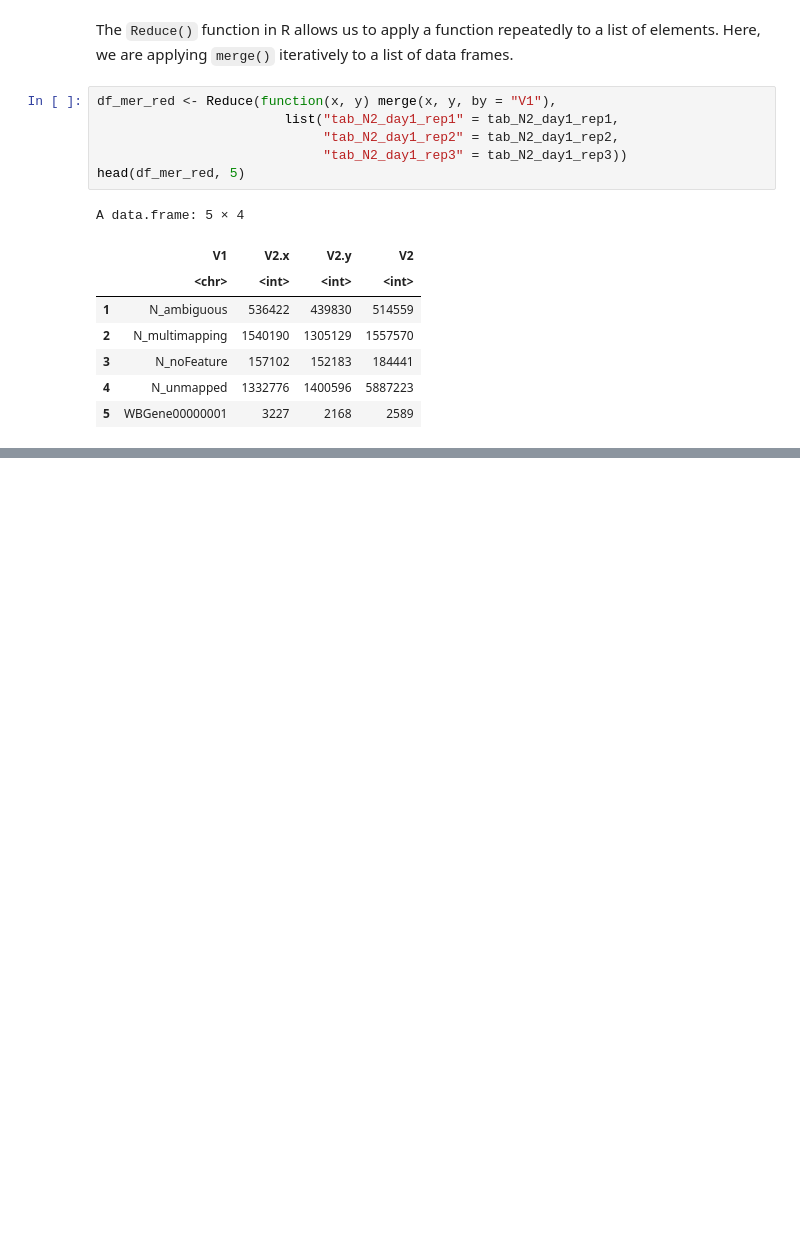
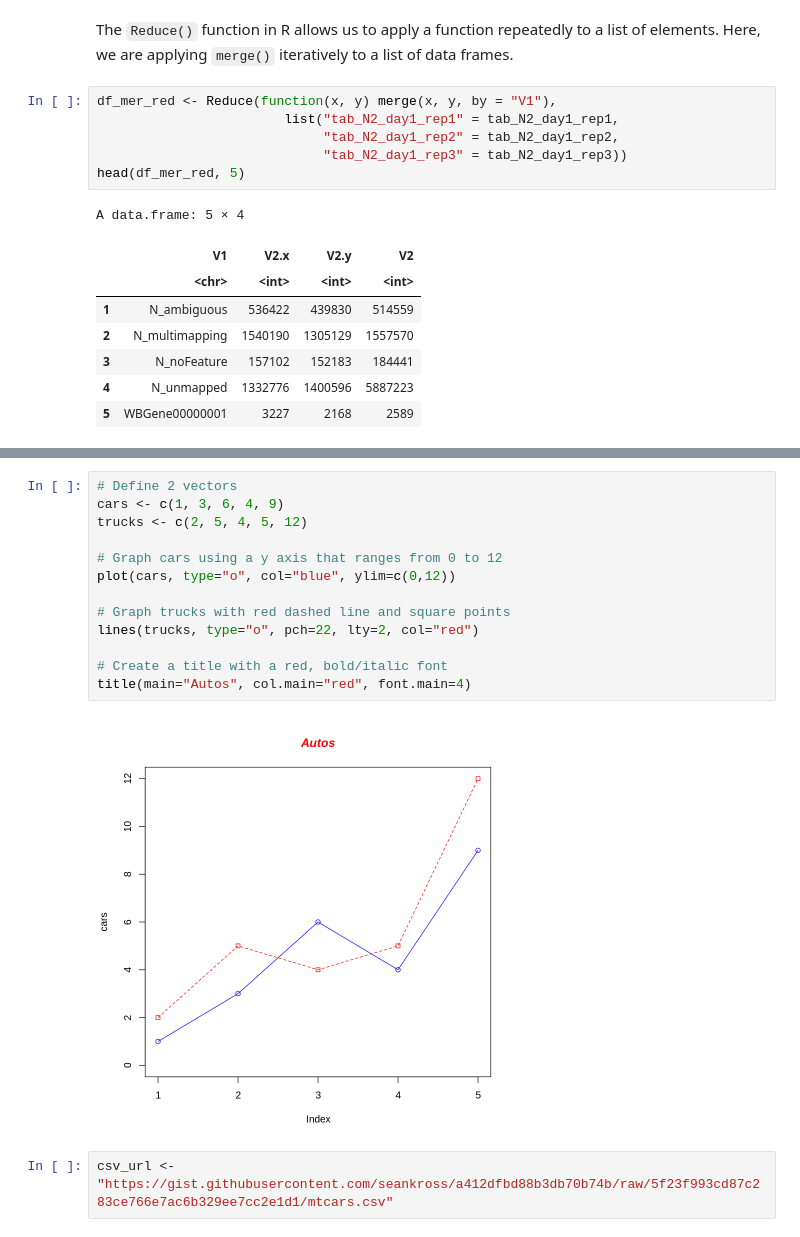
Before and after one commit to Bix4UMD/BIOI611_lab, a Jupyter notebook: docs/BIOI611_introR.ipynb, the cells around one changed output, grey strips where cells are left out. Cells and saved outputs as stored; diff of their text form; blank space fills up the shorter version.

```diff
--- a/docs/BIOI611_introR.ipynb
+++ b/docs/BIOI611_introR.ipynb
@@ -317,0 +346,17 @@ A data.frame: 5 × 4
+# %%
+# Define 2 vectors
+cars <- c(1, 3, 6, 4, 9)
+trucks <- c(2, 5, 4, 5, 12)
+
+# Graph cars using a y axis that ranges from 0 to 12
+plot(cars, type="o", col="blue", ylim=c(0,12))
+
+# Graph trucks with red dashed line and square points
+lines(trucks, type="o", pch=22, lty=2, col="red")
+
+# Create a title with a red, bold/italic font
+title(main="Autos", col.main="red", font.main=4)
+# %% [output]
+[figure, added]
+# %%
+csv_url <- "https://gist.githubusercontent.com/seankross/a412dfbd88b3db70b74b/raw/5f23f993cd87c283ce766e7ac6b329ee7cc2e1d1/mtcars.csv"
```
Also changed, not shown: parts of 15 cells of this notebook.
